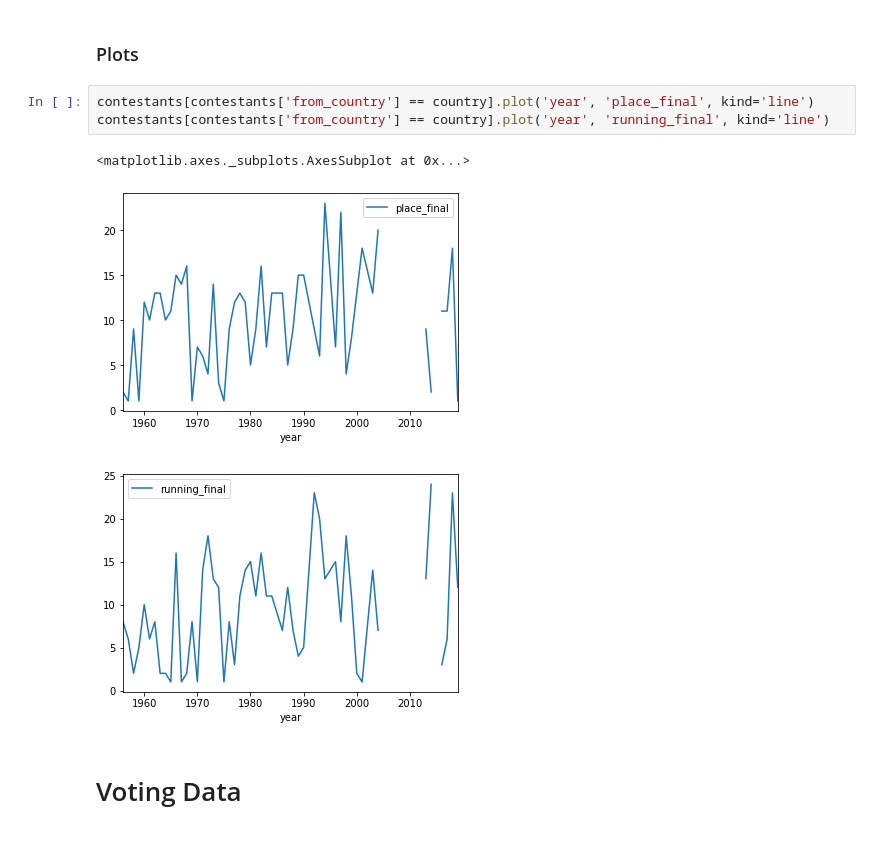
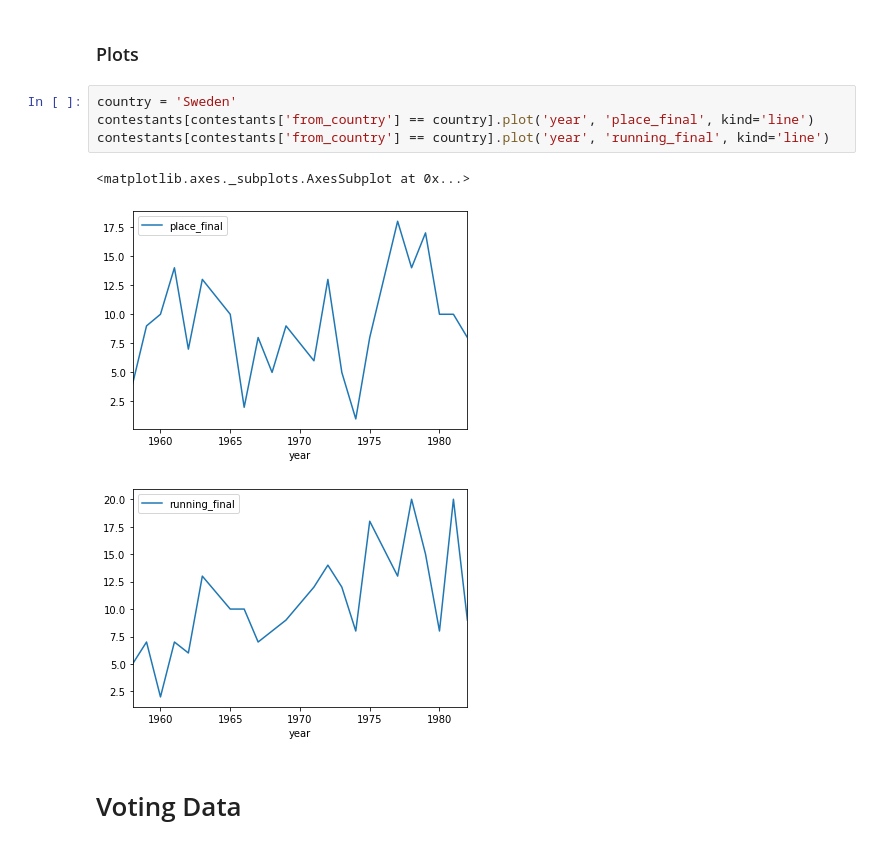
Before and after one commit to Spijkervet/eurovision-dataset, a Jupyter notebook: notebook.ipynb, the cells around one changed output. Saved outputs shown, nothing was run; the diff lists cells and outputs as text.

```diff
--- a/notebook.ipynb
+++ b/notebook.ipynb
@@ -108,12 +183,13 @@ contestant
 # %% [markdown]
 ### Plots
 # %%
+country = 'Sweden'
 contestants[contestants['from_country'] == country].plot('year', 'place_final', kind='line')
 contestants[contestants['from_country'] == country].plot('year', 'running_final', kind='line')
 # %% [output]
 <matplotlib.axes._subplots.AxesSubplot at 0x...>
-[figure, old version]
+[figure, new version]
-[figure, old version]
+[figure, new version]
 # %% [markdown]
 # Voting Data
 # %%
```
Also changed, not shown: parts of 15 cells of this notebook, 11 other files.
